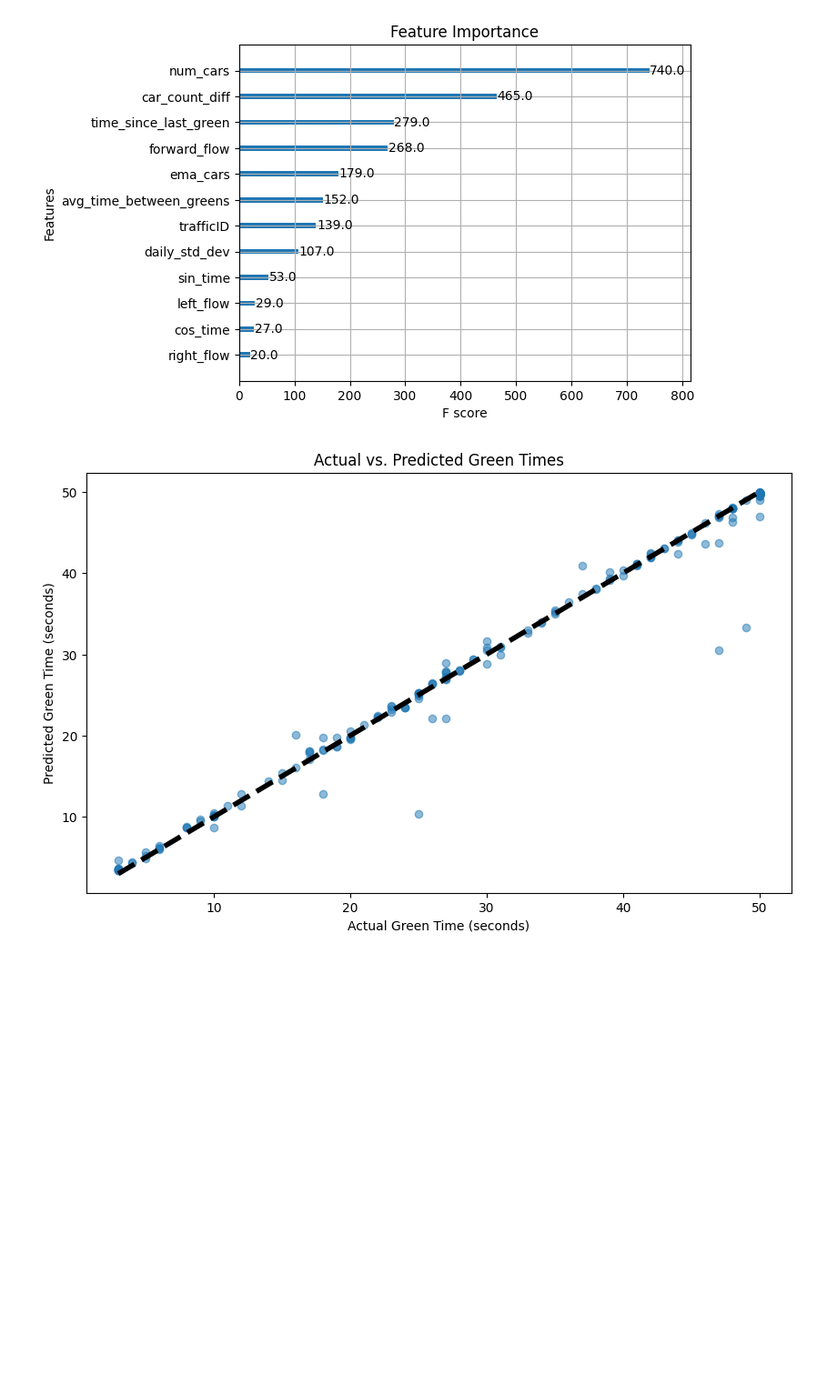
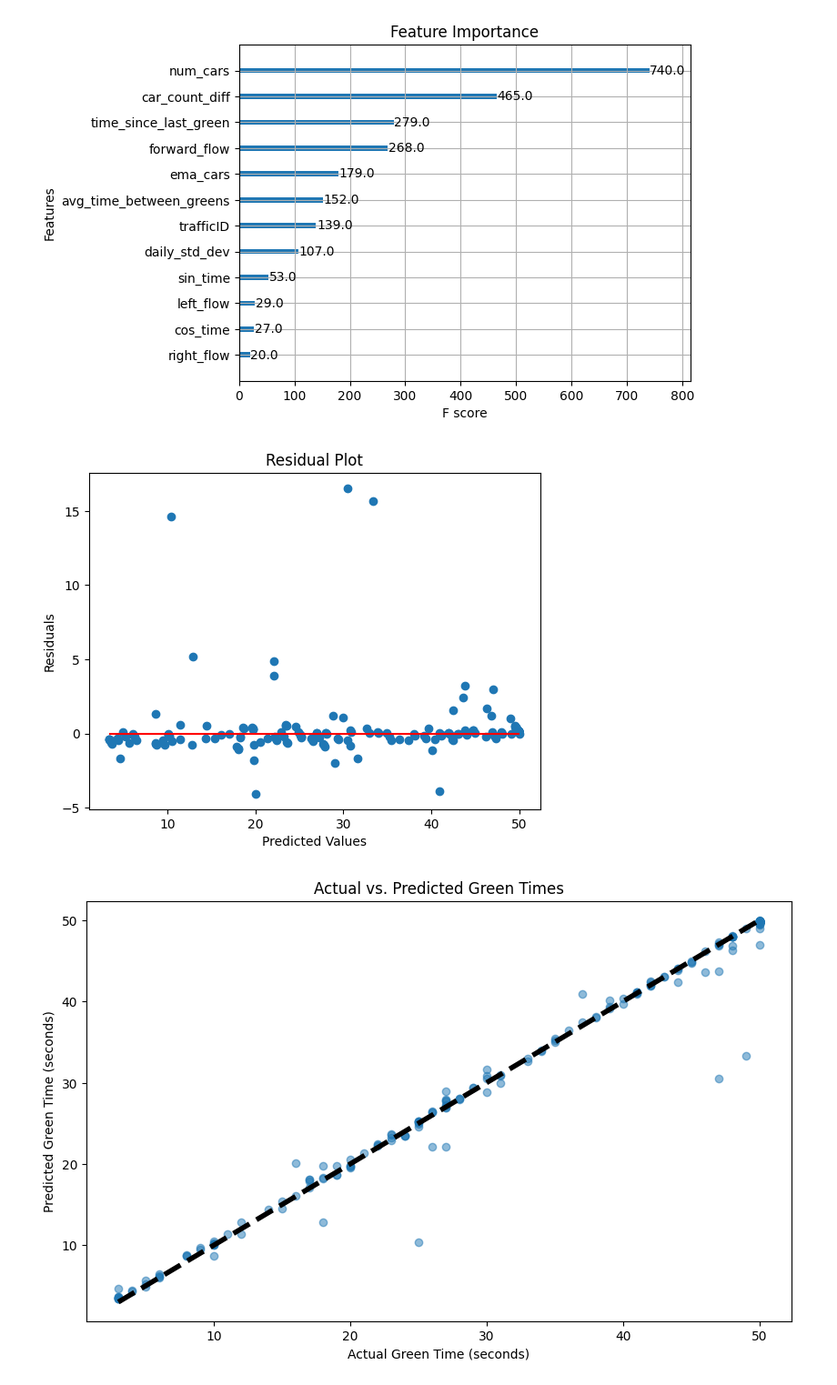
Before and after one commit to Ahmad142300/AdaptiveTrafficLightSystem, a Jupyter notebook: deep_rl.ipynb, the cells around one changed output. Shown at 91% size. Cells and saved outputs as stored; diff of their text form; code cells hidden in the pictures; blank space fills up the shorter version.

```diff
--- a/deep_rl.ipynb
+++ b/deep_rl.ipynb
@@ -253,6 +247,16 @@ plt.title('Feature Importance')
 plt.show()
 # %% [output]
 [figure]
+# %%
+residuals = y_test - predictions
+plt.scatter(predictions, residuals)
+plt.hlines(y=0, xmin=predictions.min(), xmax=predictions.max(), colors='red')
+plt.title('Residual Plot')
+plt.xlabel('Predicted Values')
+plt.ylabel('Residuals')
+plt.show()
+# %% [output]
+[figure, added]
 # %%
 # Assuming `predictions` are stored in `predictions` and `y_test` are the actual values
 plt.figure(figsize=(10, 6))
```
Also changed, not shown: parts of 2 cells of this notebook, 1 other file.
